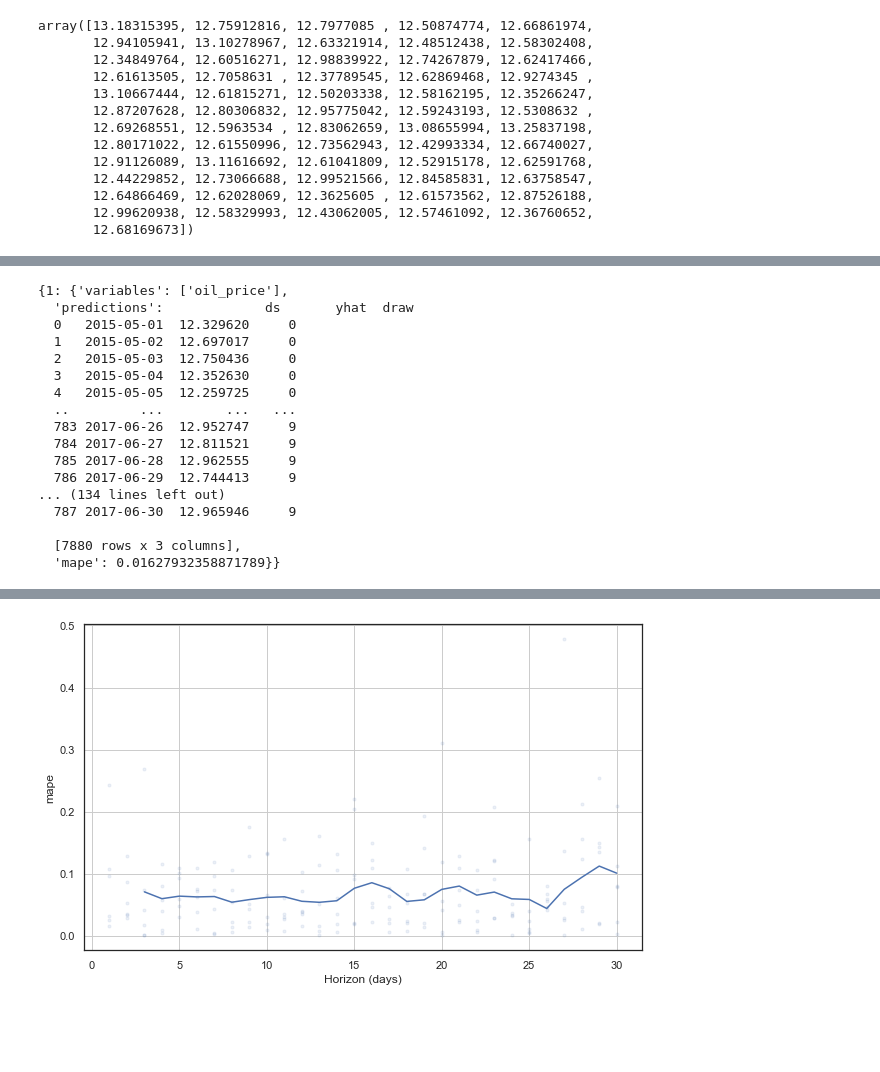
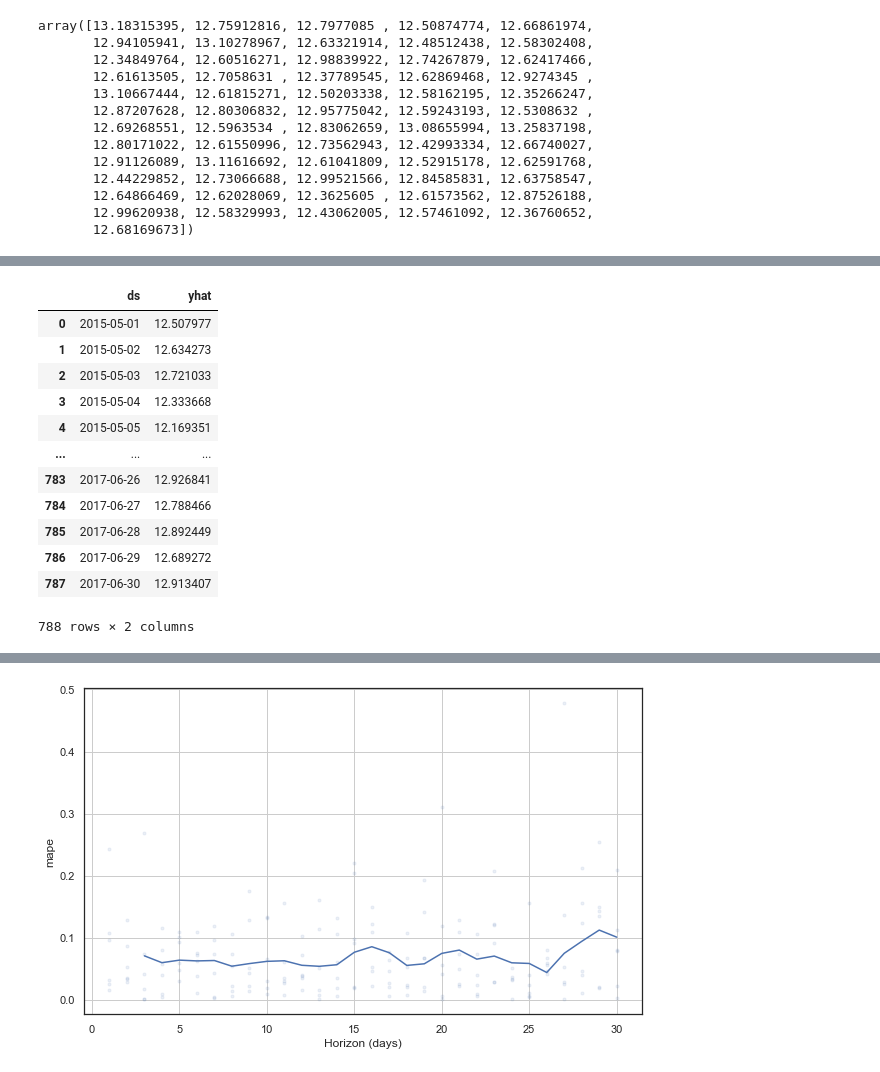
Before and after one commit to Elias-YJ/bsc-thesis, a Jupyter notebook: Projections.ipynb, the cells around one changed output, grey strips where cells are left out. Cells and saved outputs as stored; diff of their text form; code cells hidden in the pictures; blank space fills up the shorter version.

Commit message:
Fix reference sampling and formulas

```diff
--- a/Projections.ipynb
+++ b/Projections.ipynb
@@ -80,7 +80,7 @@ holidays
 | 186 | 2017-04-14 | Viernes Santo |
 187 rows × 2 columns
 # %%
-m = prophet_projpred.ReferenceModel(changepoint_prior_scale=0.01, holidays=holidays, mcmc_samples=400)
+m = prophet_projpred.ReferenceModel(changepoint_prior_scale=0.01, holidays=holidays, mcmc_samples=400, uncertainty_samples=800)
 # %%
 m.add_seasonality(name='yearly', period=365.25, fourier_order=8, prior_scale=10)
 m.add_seasonality(name='monthly', period=30.5, fourier_order=8, prior_scale=10)
@@ -227,20 +211,16 @@ path = m.search(future)
-# %%
-path
-# %% [output]
-{1: {'variables': ['oil_price'],
-  'predictions':             ds       yhat  draw
-  0   2015-05-01  12.329620     0
-  1   2015-05-02  12.697017     0
-  2   2015-05-03  12.750436     0
-  3   2015-05-04  12.352630     0
-  4   2015-05-05  12.259725     0
-  ..         ...        ...   ...
-  783 2017-06-26  12.952747     9
-  784 2017-06-27  12.811521     9
-  785 2017-06-28  12.962555     9
-  786 2017-06-29  12.744413     9
-... (134 lines left out)
-  787 2017-06-30  12.965946     9
-
-  [7880 rows x 3 columns],
-  'mape': 0.01627932358871789}}
+# %%
+m.predictive_samples_mean(future)
+# %% [output]
+|  | ds | yhat |
+| 0 | 2015-05-01 | 12.507977 |
+| 1 | 2015-05-02 | 12.634273 |
+| 2 | 2015-05-03 | 12.721033 |
+| 3 | 2015-05-04 | 12.333668 |
+| 4 | 2015-05-05 | 12.169351 |
+| ... | ... | ... |
+| 783 | 2017-06-26 | 12.926841 |
+| 784 | 2017-06-27 | 12.788466 |
+| 785 | 2017-06-28 | 12.892449 |
+| 786 | 2017-06-29 | 12.689272 |
+| 787 | 2017-06-30 | 12.913407 |
+788 rows × 2 columns
```
Also changed, not shown: parts of 17 cells of this notebook, 3 other files.
